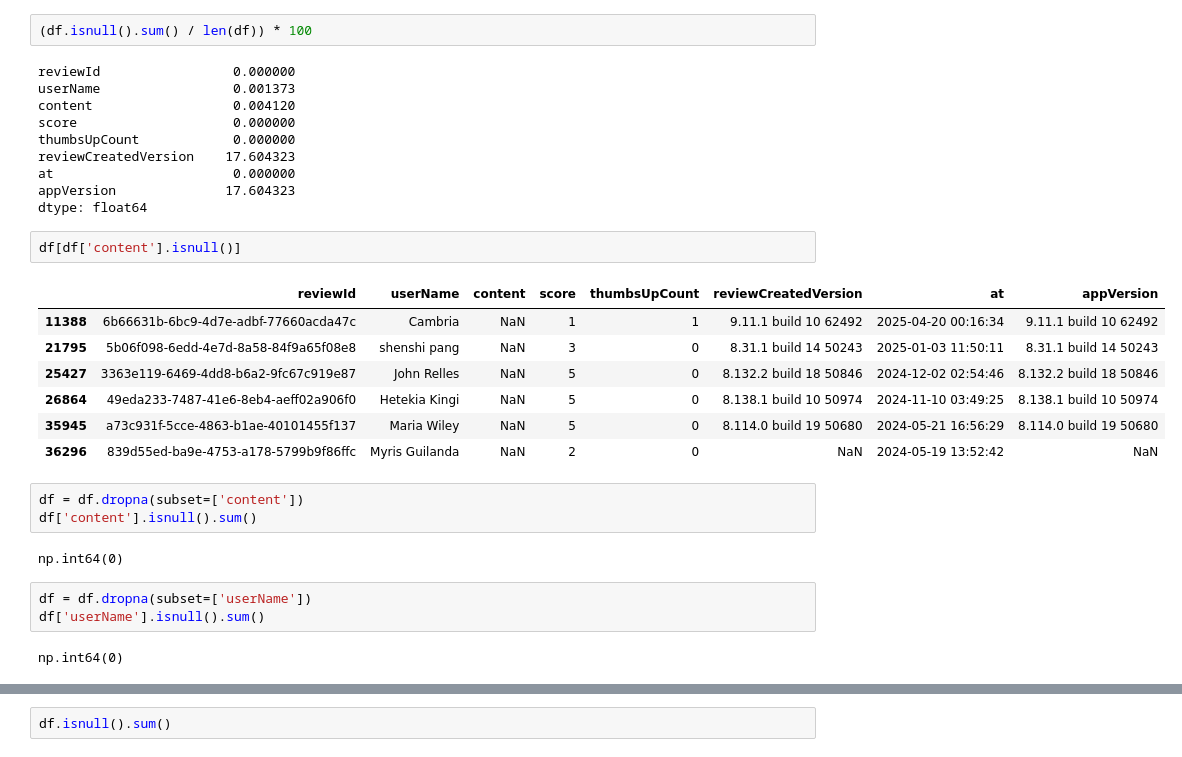
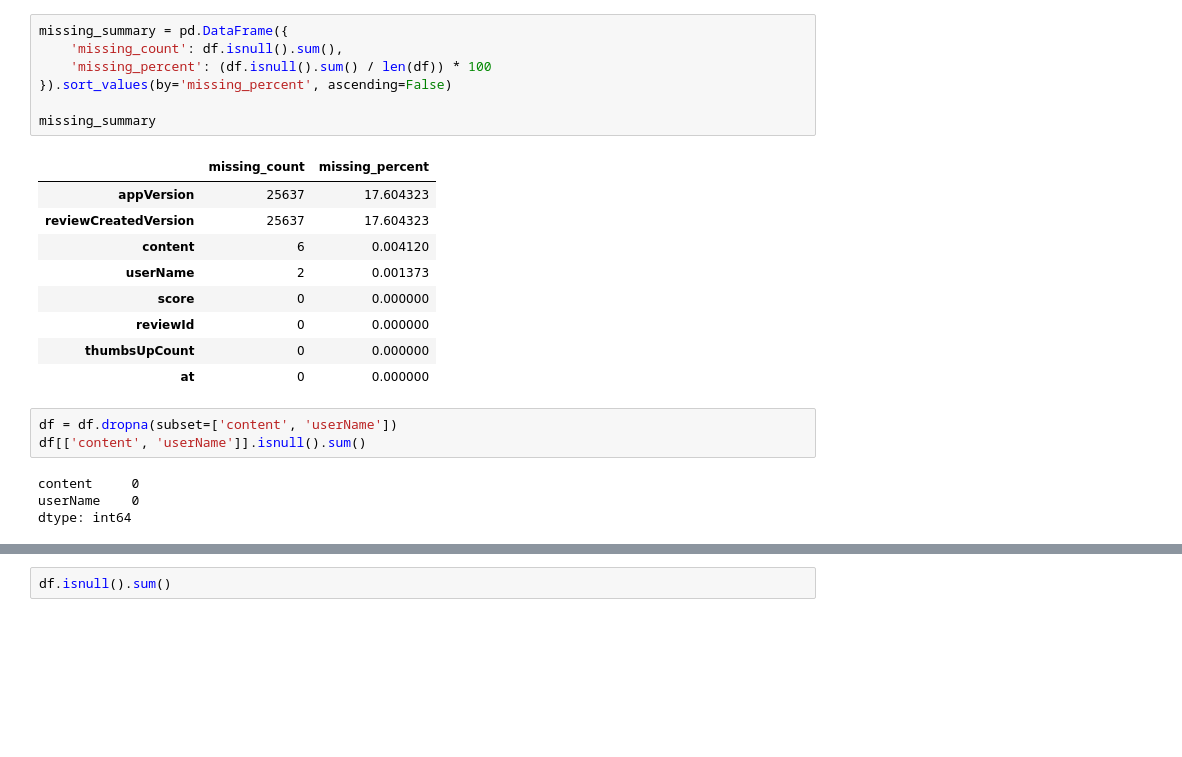
Before and after one commit to Jorayev-DS/netflix-app-reviews-eda, a Jupyter notebook: notebooks/reviews_eda.ipynb, the cells around one changed output, grey strips where cells are left out. Drawn from its saved outputs; the diff is of its cells as text; blank space fills up the shorter version.

Commit message:
Add Netflix reviews EDA notebook

```diff
--- a/notebooks/reviews_eda.ipynb
+++ b/notebooks/reviews_eda.ipynb
@@ -55,33 +18,25 @@ dtype: int64
-# %%
-(df.isnull().sum() / len(df)) * 100
-# %% [output]
-reviewId                 0.000000
-userName                 0.001373
-content                  0.004120
-score                    0.000000
-thumbsUpCount            0.000000
-reviewCreatedVersion    17.604323
-at                       0.000000
-appVersion              17.604323
-dtype: float64
 # %%
-df[df['content'].isnull()]
+missing_summary = pd.DataFrame({
+    'missing_count': df.isnull().sum(),
+    'missing_percent': (df.isnull().sum() / len(df)) * 100
+}).sort_values(by='missing_percent', ascending=False)
+
+missing_summary
 # %% [output]
-|  | reviewId | userName | content | score | thumbsUpCount | reviewCreatedVersion | at | appVersion |
-| 11388 | 6b66631b-6bc9-4d7e-adbf-77660acda47c | Cambria | NaN | 1 | 1 | 9.11.1 build 10 62492 | 2025-04-20 00:16:34 | 9.11.1 build 10 62492 |
-| 21795 | 5b06f098-6edd-4e7d-8a58-84f9a65f08e8 | shenshi pang | NaN | 3 | 0 | 8.31.1 build 14 50243 | 2025-01-03 11:50:11 | 8.31.1 build 14 50243 |
-| 25427 | 3363e119-6469-4dd8-b6a2-9fc67c919e87 | John Relles | NaN | 5 | 0 | 8.132.2 build 18 50846 | 2024-12-02 02:54:46 | 8.132.2 build 18 50846 |
-| 26864 | 49eda233-7487-41e6-8eb4-aeff02a906f0 | Hetekia Kingi | NaN | 5 | 0 | 8.138.1 build 10 50974 | 2024-11-10 03:49:25 | 8.138.1 build 10 50974 |
-| 35945 | a73c931f-5cce-4863-b1ae-40101455f137 | Maria Wiley | NaN | 5 | 0 | 8.114.0 build 19 50680 | 2024-05-21 16:56:29 | 8.114.0 build 19 50680 |
-| 36296 | 839d55ed-ba9e-4753-a178-5799b9f86ffc | Myris Guilanda | NaN | 2 | 0 | NaN | 2024-05-19 13:52:42 | NaN |
+|  | missing_count | missing_percent |
+| appVersion | 25637 | 17.604323 |
+| reviewCreatedVersion | 25637 | 17.604323 |
+| content | 6 | 0.004120 |
+| userName | 2 | 0.001373 |
+| score | 0 | 0.000000 |
+| reviewId | 0 | 0.000000 |
+| thumbsUpCount | 0 | 0.000000 |
+| at | 0 | 0.000000 |
 # %%
-df = df.dropna(subset=['content'])
-df['content'].isnull().sum()
+df = df.dropna(subset=['content', 'userName'])
+df[['content', 'userName']].isnull().sum()
 # %% [output]
-np.int64(0)
+content     0
+userName    0
+dtype: int64
-# %%
-df = df.dropna(subset=['userName'])
-df['userName'].isnull().sum()
-# %% [output]
-np.int64(0)
 # %%
```
Also changed, not shown: parts of 19 cells of this notebook.
